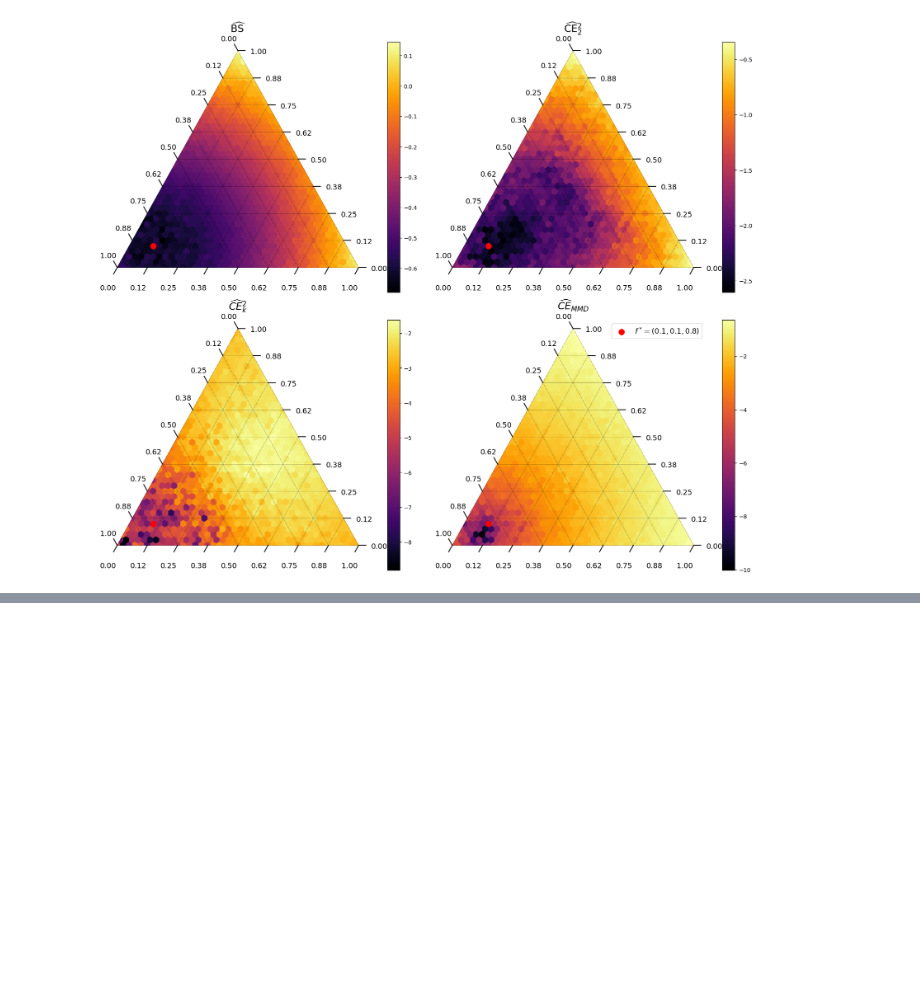
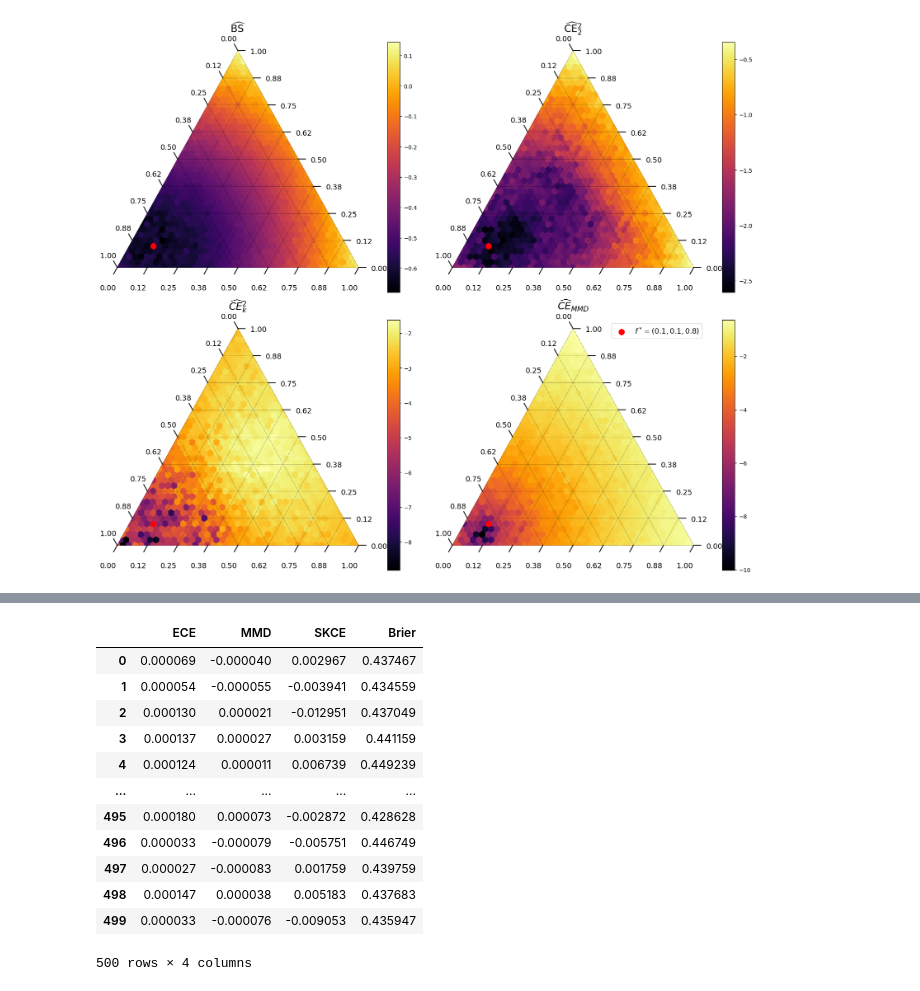
Before and after one commit to mkjuergens/EnsembleCalibration, a Jupyter notebook: notebooks/cal_estimator_analysis.ipynb, the cells around one changed output, grey strips where cells are left out. Saved outputs shown, nothing was run; the diff lists cells and outputs as text; code cells hidden in the pictures; blank space fills up the shorter version.

```diff
--- a/notebooks/cal_estimator_analysis.ipynb
+++ b/notebooks/cal_estimator_analysis.ipynb
@@ -289,0 +333,23 @@ plt.savefig("../figures/heatmap_cal_estimates_lambda.png", dpi=400)
+# %%
+df_stats = pd.DataFrame({
+    'ECE': stats_ece,
+    'MMD': stats_mmd,
+    'SKCE': stats_skce,
+    'Brier': stats_brier
+})
+# %%
+df_stats
+# %% [output]
+|  | ECE | MMD | SKCE | Brier |
+| 0 | 0.000069 | -0.000040 | 0.002967 | 0.437467 |
+| 1 | 0.000054 | -0.000055 | -0.003941 | 0.434559 |
+| 2 | 0.000130 | 0.000021 | -0.012951 | 0.437049 |
+| 3 | 0.000137 | 0.000027 | 0.003159 | 0.441159 |
+| 4 | 0.000124 | 0.000011 | 0.006739 | 0.449239 |
+| ... | ... | ... | ... | ... |
+| 495 | 0.000180 | 0.000073 | -0.002872 | 0.428628 |
+| 496 | 0.000033 | -0.000079 | -0.005751 | 0.446749 |
+| 497 | 0.000027 | -0.000083 | 0.001759 | 0.439759 |
+| 498 | 0.000147 | 0.000038 | 0.005183 | 0.437683 |
+| 499 | 0.000033 | -0.000076 | -0.009053 | 0.435947 |
+500 rows × 4 columns
```
Also changed, not shown: parts of 8 cells of this notebook.
